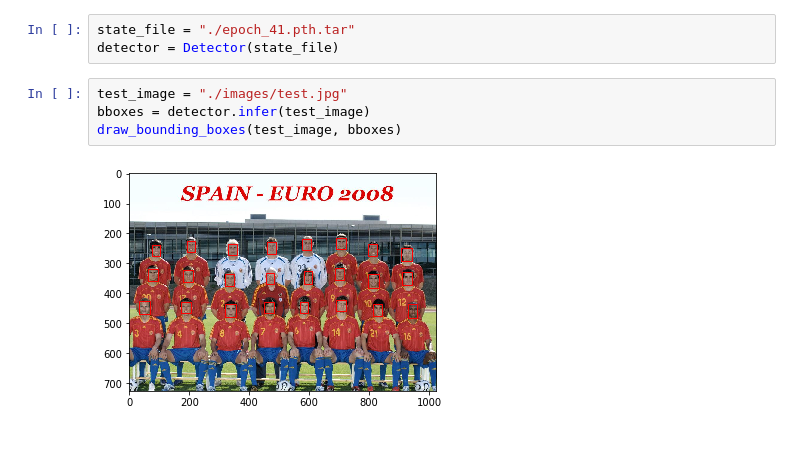
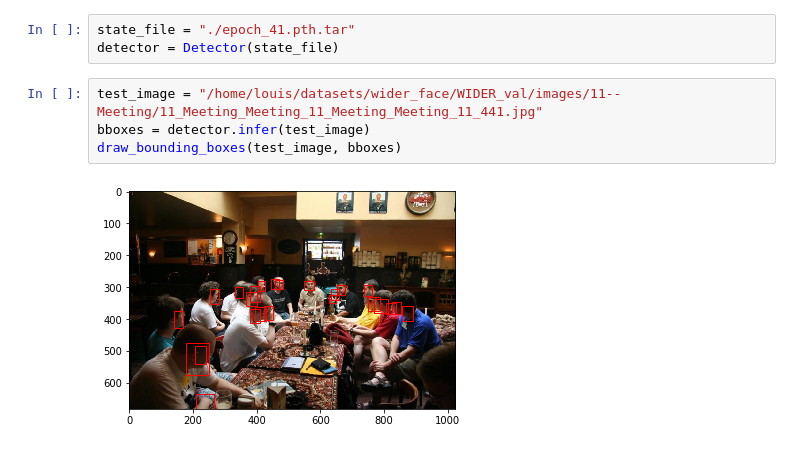
Before and after one commit to louis-she/sfd.pytorch, a Jupyter notebook: inference.ipynb, the cells around one changed output. Drawn from its saved outputs; the diff is of its cells as text.

```diff
--- a/inference.ipynb
+++ b/inference.ipynb
@@ -6,8 +6,8 @@ from utils import draw_bounding_boxes
 state_file = "./epoch_41.pth.tar"
 detector = Detector(state_file)
 # %%
-test_image = "./images/test.jpg"
+test_image = "/home/louis/datasets/wider_face/WIDER_val/images/11--Meeting/11_Meeting_Meeting_11_Meeting_Meeting_11_441.jpg"
 bboxes = detector.infer(test_image)
 draw_bounding_boxes(test_image, bboxes)
 # %% [output]
-[figure, old version]
+[figure, new version]
```
Also changed, not shown: 4 other files.
